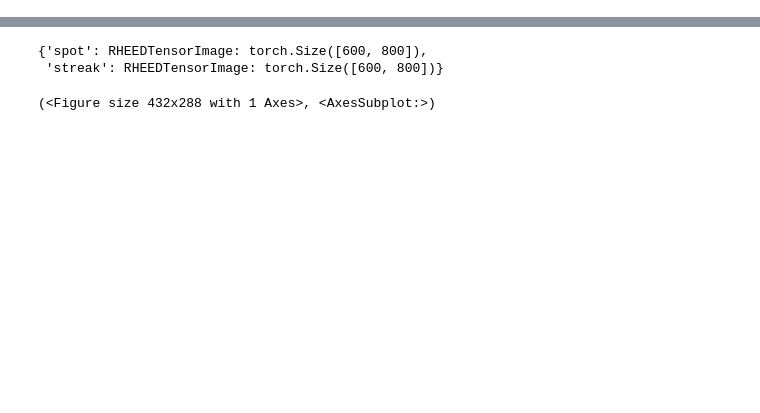
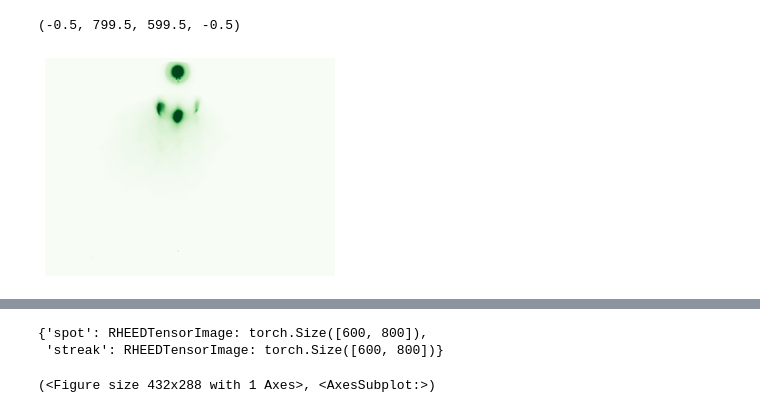
Before and after one commit to AuroraLHT/rhana, a Jupyter notebook: notebook/RegionFigure.ipynb, the cells around one changed output, grey strips where cells are left out. Saved outputs shown, nothing was run; the diff lists cells and outputs as text; code cells hidden in the pictures; blank space fills up the shorter version.

```diff
--- a/notebook/RegionFigure.ipynb
+++ b/notebook/RegionFigure.ipynb
@@ -32,3 +43,10 @@ rd_pp.plot_pattern()
+# %%
+rd_pp._CMAP = 'Greens'
+fig, ax = rd_pp.plot_pattern()
+ax.axis('off')
+# %% [output]
+(-0.5, 799.5, 599.5, -0.5)
+[figure, added]
 # %%
 masks = masker.predict(rd_pp)
 # %% [output]
```
Also changed, not shown: parts of 14 cells of this notebook, 6 other files.
